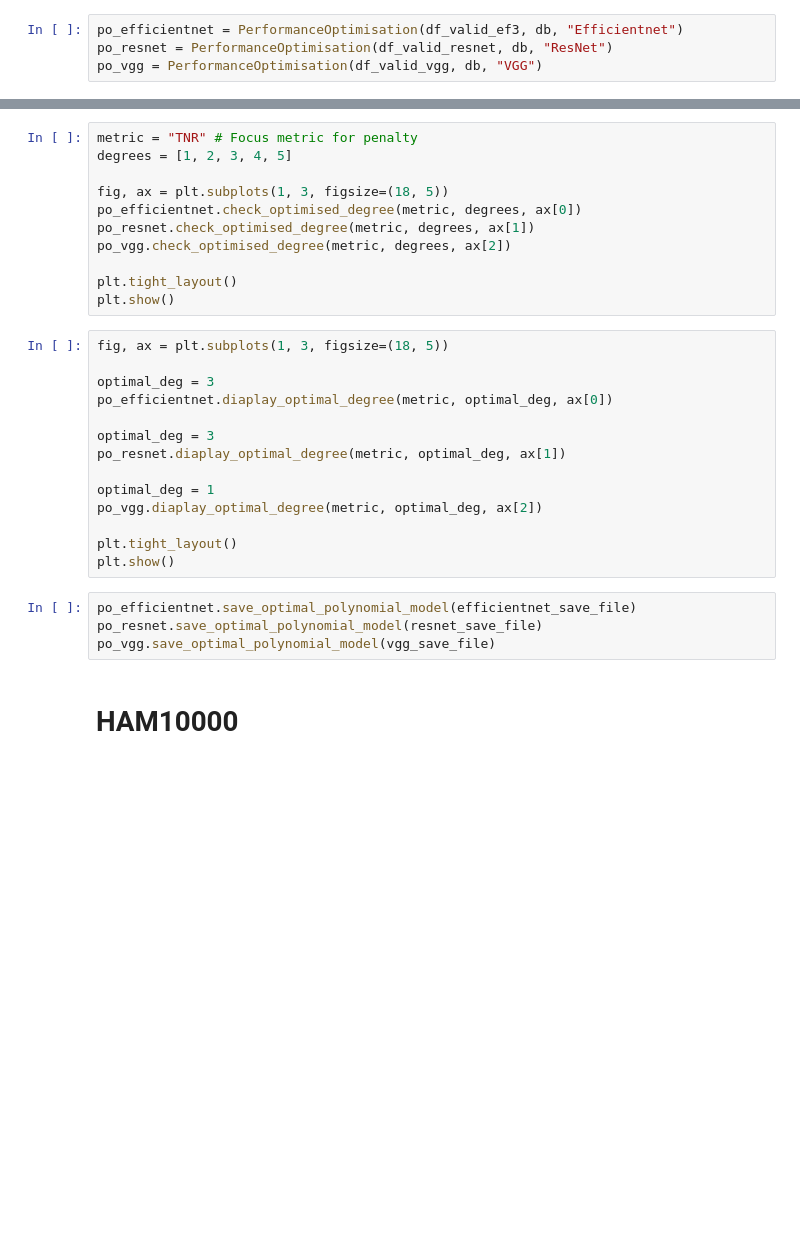
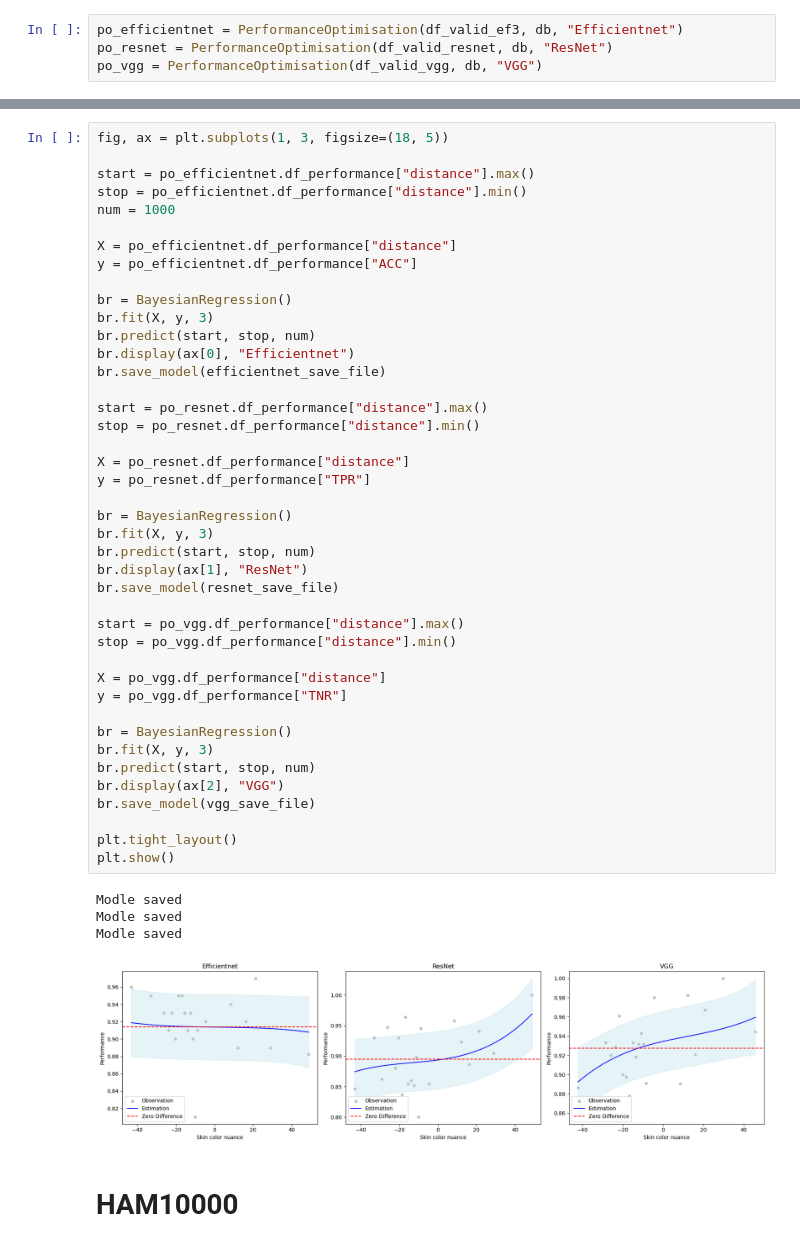
Before and after one commit to Kuniko925/FairSkinColor, a Jupyter notebook: bayes/Data Analysis Bayes.ipynb, the cells around one changed output, grey strips where cells are left out. Saved outputs shown, nothing was run; the diff lists cells and outputs as text; blank space fills up the shorter version.

```diff
--- a/bayes/Data Analysis Bayes.ipynb
+++ b/bayes/Data Analysis Bayes.ipynb
@@ -253,32 +186,50 @@ plt.show()
-# %%
-metric = "TNR" # Focus metric for penalty
-degrees = [1, 2, 3, 4, 5]
-
-fig, ax = plt.subplots(1, 3, figsize=(18, 5))
-po_efficientnet.check_optimised_degree(metric, degrees, ax[0])
-po_resnet.check_optimised_degree(metric, degrees, ax[1])
-po_vgg.check_optimised_degree(metric, degrees, ax[2])
-
-plt.tight_layout()
-plt.show()
-# %%
-fig, ax = plt.subplots(1, 3, figsize=(18, 5))
-
-optimal_deg = 3
-po_efficientnet.diaplay_optimal_degree(metric, optimal_deg, ax[0])
-
-optimal_deg = 3
-po_resnet.diaplay_optimal_degree(metric, optimal_deg, ax[1])
-
-optimal_deg = 1
-po_vgg.diaplay_optimal_degree(metric, optimal_deg, ax[2])
-
-plt.tight_layout()
-plt.show()
-# %%
-po_efficientnet.save_optimal_polynomial_model(efficientnet_save_file)
-po_resnet.save_optimal_polynomial_model(resnet_save_file)
-po_vgg.save_optimal_polynomial_model(vgg_save_file)
+# %%
+fig, ax = plt.subplots(1, 3, figsize=(18, 5))
+
+start = po_efficientnet.df_performance["distance"].max()
+stop = po_efficientnet.df_performance["distance"].min()
+num = 1000
+
+X = po_efficientnet.df_performance["distance"]
+y = po_efficientnet.df_performance["ACC"]
+
+br = BayesianRegression()
+br.fit(X, y, 3)
+br.predict(start, stop, num)
+br.display(ax[0], "Efficientnet")
+br.save_model(efficientnet_save_file)
+
+start = po_resnet.df_performance["distance"].max()
+stop = po_resnet.df_performance["distance"].min()
+
+X = po_resnet.df_performance["distance"]
+y = po_resnet.df_performance["TPR"]
+
+br = BayesianRegression()
+br.fit(X, y, 3)
+br.predict(start, stop, num)
+br.display(ax[1], "ResNet")
+br.save_model(resnet_save_file)
+
+start = po_vgg.df_performance["distance"].max()
+stop = po_vgg.df_performance["distance"].min()
+
+X = po_vgg.df_performance["distance"]
+y = po_vgg.df_performance["TNR"]
+
+br = BayesianRegression()
+br.fit(X, y, 3)
+br.predict(start, stop, num)
+br.display(ax[2], "VGG")
+br.save_model(vgg_save_file)
+
+plt.tight_layout()
+plt.show()
+# %% [output]
+Modle saved
+Modle saved
+Modle saved
+[figure, added]
 # %% [markdown]
 # HAM10000
 # %%
```
Also changed, not shown: parts of 22 cells of this notebook, 2 other files.
